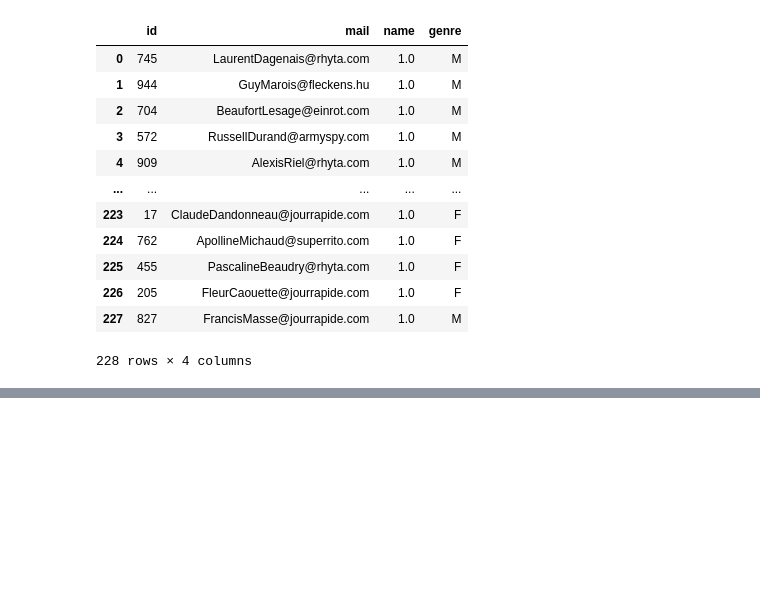
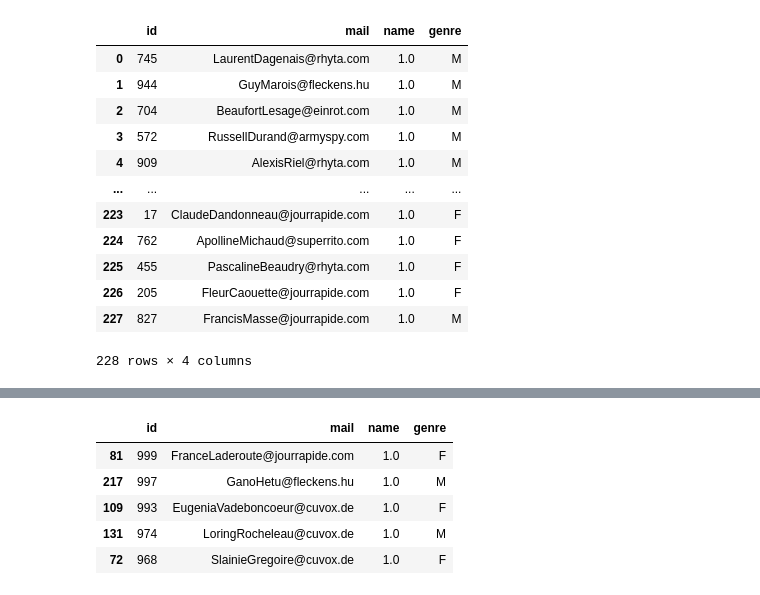
Before and after one commit to Harlequelrah/Learning_data_science, a Jupyter notebook: Learning_data_science/Créez_des_data_frames_avec_Pandas/index.ipynb, the cells around one changed output, grey strips where cells are left out. Saved outputs shown, nothing was run; the diff lists cells and outputs as text; code cells hidden in the pictures; blank space fills up the shorter version.

```diff
--- a/Learning_data_science/Créez_des_data_frames_avec_Pandas/index.ipynb
+++ b/Learning_data_science/Créez_des_data_frames_avec_Pandas/index.ipynb
@@ -401,0 +413,9 @@ data_json
+# %%
+data_json.sort_values('id',ascending=False).head() # avec ascending=False trie selon id par ordre décroissant
+# %% [output]
+|  | id | mail | name | genre |
+| 81 | 999 | FranceLaderoute@jourrapide.com | 1.0 | F |
+| 217 | 997 | GanoHetu@fleckens.hu | 1.0 | M |
+| 109 | 993 | EugeniaVadeboncoeur@cuvox.de | 1.0 | F |
+| 131 | 974 | LoringRocheleau@cuvox.de | 1.0 | M |
+| 72 | 968 | SlainieGregoire@cuvox.de | 1.0 | F |
```
Also changed, not shown: parts of 4 cells of this notebook.
